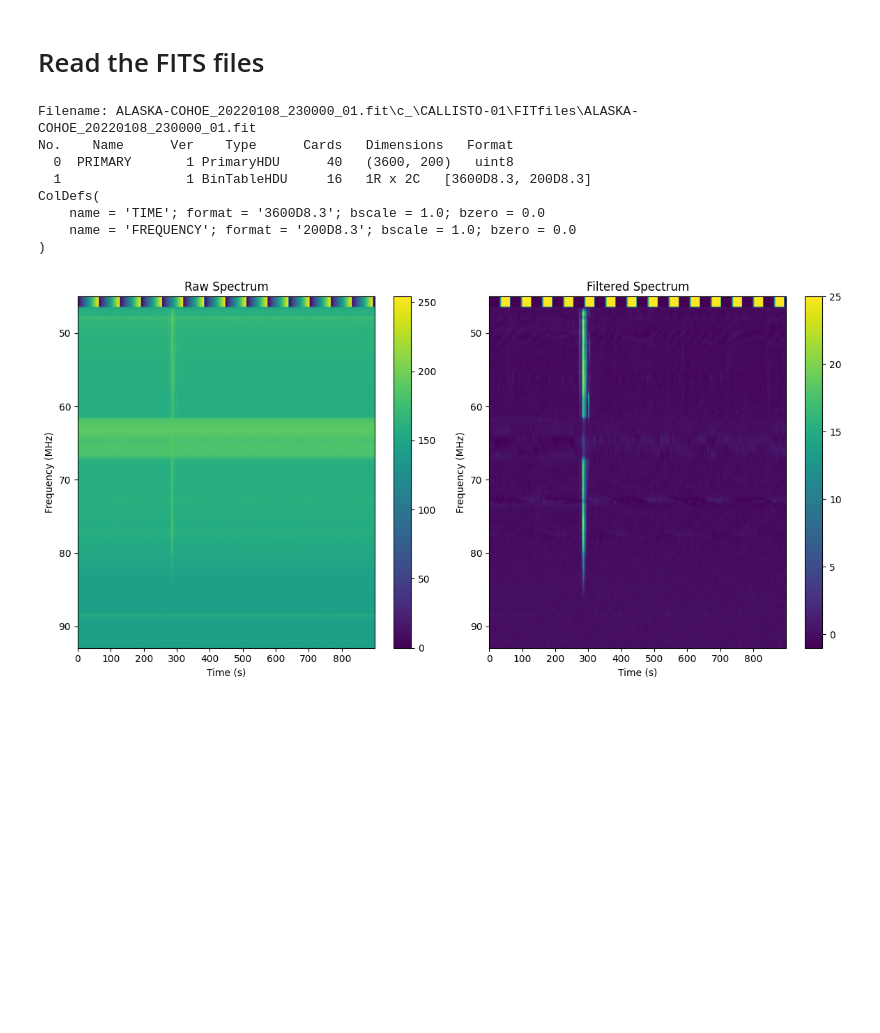
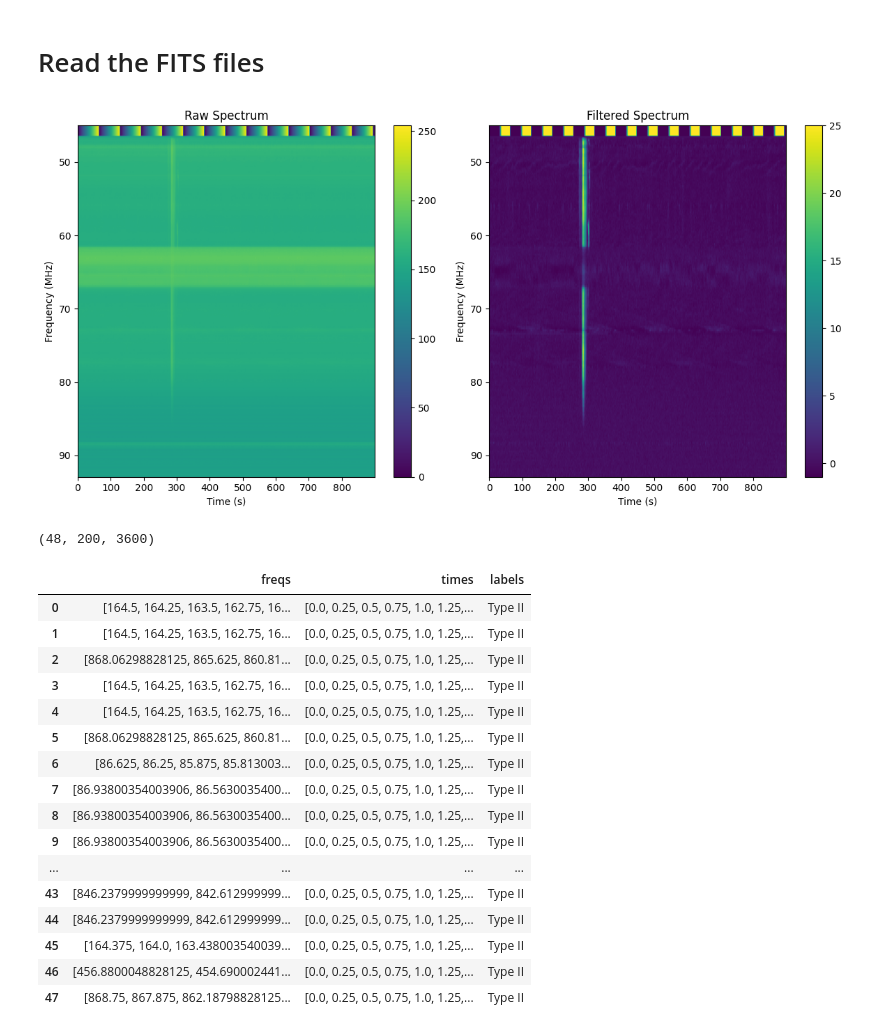
Before and after one commit to EGSA-AI-Research-Team/Solar-Bursts-Classification, a Jupyter notebook: read_data.ipynb, the cells around one changed output. Cells and saved outputs as stored; diff of their text form; code cells hidden in the pictures; blank space fills up the shorter version.

```diff
--- a/read_data.ipynb
+++ b/read_data.ipynb
@@ -149,17 +144,9 @@ def plot_fits_data(data_matrix, freqs, time, title_raw='Raw Spectrum', title_fil
 # %%
 # Example usage:
 filename = 'ALASKA-COHOE_20220108_230000_01.fit\c_\CALLISTO-01\FITfiles\ALASKA-COHOE_20220108_230000_01.fit'
-data_matrix, freqs, time = read_fits_dataset(filename)
+data_matrix, freqs, time = read_fits(filename)
 
 if data_matrix is not None:
     plot_fits_data(data_matrix, freqs, time)
 # %% [output]
-Filename: ALASKA-COHOE_20220108_230000_01.fit\c_\CALLISTO-01\FITfiles\ALASKA-COHOE_20220108_230000_01.fit
-No.    Name      Ver    Type      Cards   Dimensions   Format
-  0  PRIMARY       1 PrimaryHDU      40   (3600, 200)   uint8
-  1                1 BinTableHDU     16   1R x 2C   [3600D8.3, 200D8.3]
-ColDefs(
-    name = 'TIME'; format = '3600D8.3'; bscale = 1.0; bzero = 0.0
-    name = 'FREQUENCY'; format = '200D8.3'; bscale = 1.0; bzero = 0.0
-)
 [figure]
@@ -165,0 +178,25 @@ ColDefs(
+# %%
+dataset2, info2= read_fits_dataset('Type II radio burst 2022')
+np.shape(dataset2)
+# %% [output]
+(48, 200, 3600)
+# %%
+info2
+# %% [output]
+|  | freqs | times | labels |
+| 0 | [164.5, 164.25, 163.5, 162.75, 16... | [0.0, 0.25, 0.5, 0.75, 1.0, 1.25,... | Type II |
+| 1 | [164.5, 164.25, 163.5, 162.75, 16... | [0.0, 0.25, 0.5, 0.75, 1.0, 1.25,... | Type II |
+| 2 | [868.06298828125, 865.625, 860.81... | [0.0, 0.25, 0.5, 0.75, 1.0, 1.25,... | Type II |
+| 3 | [164.5, 164.25, 163.5, 162.75, 16... | [0.0, 0.25, 0.5, 0.75, 1.0, 1.25,... | Type II |
+| 4 | [164.5, 164.25, 163.5, 162.75, 16... | [0.0, 0.25, 0.5, 0.75, 1.0, 1.25,... | Type II |
+| 5 | [868.06298828125, 865.625, 860.81... | [0.0, 0.25, 0.5, 0.75, 1.0, 1.25,... | Type II |
+| 6 | [86.625, 86.25, 85.875, 85.813003... | [0.0, 0.25, 0.5, 0.75, 1.0, 1.25,... | Type II |
+| 7 | [86.93800354003906, 86.5630035400... | [0.0, 0.25, 0.5, 0.75, 1.0, 1.25,... | Type II |
+| 8 | [86.93800354003906, 86.5630035400... | [0.0, 0.25, 0.5, 0.75, 1.0, 1.25,... | Type II |
+| 9 | [86.93800354003906, 86.5630035400... | [0.0, 0.25, 0.5, 0.75, 1.0, 1.25,... | Type II |
+| ... | ... | ... | ... |
+| 43 | [846.2379999999999, 842.612999999... | [0.0, 0.25, 0.5, 0.75, 1.0, 1.25,... | Type II |
+| 44 | [846.2379999999999, 842.612999999... | [0.0, 0.25, 0.5, 0.75, 1.0, 1.25,... | Type II |
+| 45 | [164.375, 164.0, 163.438003540039... | [0.0, 0.25, 0.5, 0.75, 1.0, 1.25,... | Type II |
+| 46 | [456.8800048828125, 454.690002441... | [0.0, 0.25, 0.5, 0.75, 1.0, 1.25,... | Type II |
+| 47 | [868.75, 867.875, 862.18798828125... | [0.0, 0.25, 0.5, 0.75, 1.0, 1.25,... | Type II |
```
Also changed, not shown: parts of 4 cells of this notebook.
